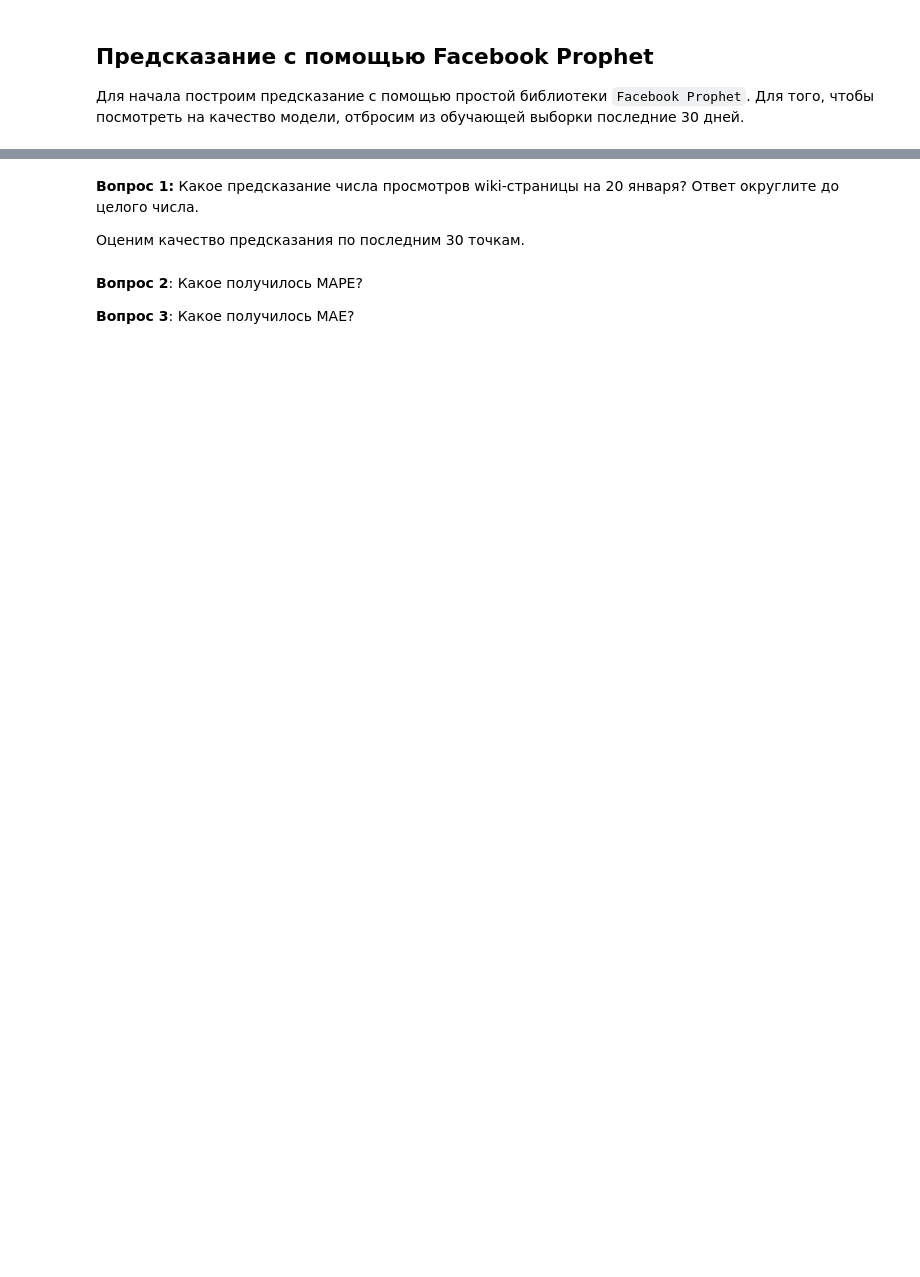
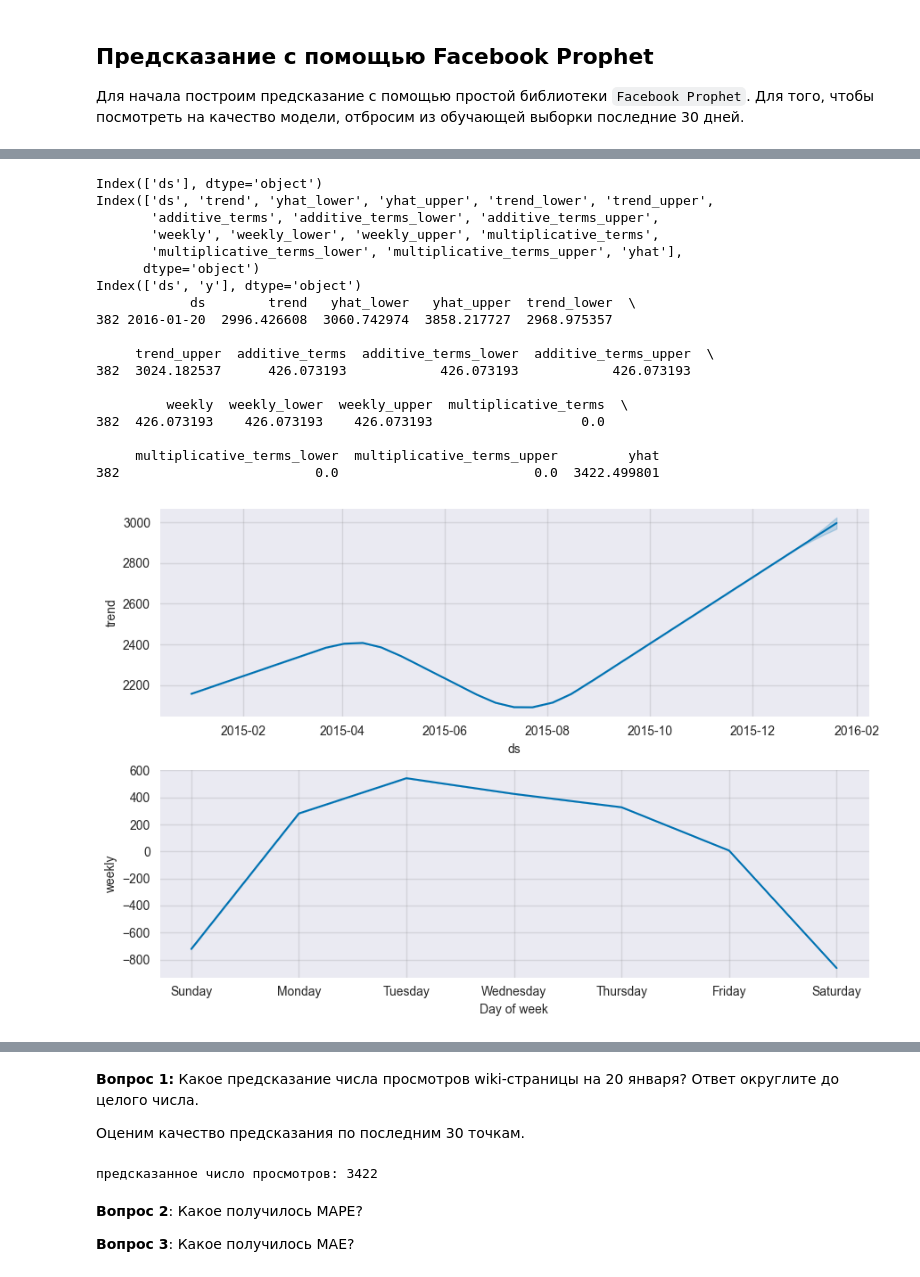
Before and after one commit to CuteLer/recommendation-systems, a Jupyter notebook: lab4/assignment09_time_series.ipynb, the cells around one changed output, grey strips where cells are left out. Cells and saved outputs as stored; diff of their text form; code cells hidden in the pictures; blank space fills up the shorter version.

```diff
--- a/lab4/assignment09_time_series.ipynb
+++ b/lab4/assignment09_time_series.ipynb
@@ -37,6 +41,6 @@ def plotly_df(df, title=""):
 
 Для начала скачаем данные в `dataframe`. Сегодня будем предсказывать просмотры wiki-страницы [Machine Learning](https://en.wikipedia.org/wiki/Machine_learning). Данные я скачала с помощью библиотеки [Wikipediatrend](https://www.r-bloggers.com/using-wikipediatrend/) для `R`.
 # %%
-df = pd.read_csv("../../data/wiki_machine_learning.csv", sep=" ")
+df = pd.read_csv("wiki_machine_learning.csv", sep=" ")
 df = df[df["count"] != 0]
 df.head()
@@ -62,0 +76,9 @@ train_df = df[:-predictions].copy()
+# %%
+## ВАШ КОД для построения модели ##
+m = Prophet()
+m.fit(train_df)
+future = m.make_future_dataframe(periods=predictions)
+forecast = m.predict(future)
+
+m.plot_components(forecast)
+# %% [output]
@@ -62,0 +89,19 @@ train_df = df[:-predictions].copy()
+Index(['ds'], dtype='object')
+Index(['ds', 'trend', 'yhat_lower', 'yhat_upper', 'trend_lower', 'trend_upper',
+       'additive_terms', 'additive_terms_lower', 'additive_terms_upper',
+       'weekly', 'weekly_lower', 'weekly_upper', 'multiplicative_terms',
+       'multiplicative_terms_lower', 'multiplicative_terms_upper', 'yhat'],
+      dtype='object')
+Index(['ds', 'y'], dtype='object')
+            ds        trend   yhat_lower   yhat_upper  trend_lower  \
+382 2016-01-20  2996.426608  3060.742974  3858.217727  2968.975357
+
+     trend_upper  additive_terms  additive_terms_lower  additive_terms_upper  \
+382  3024.182537      426.073193            426.073193            426.073193
+
+         weekly  weekly_lower  weekly_upper  multiplicative_terms  \
+382  426.073193    426.073193    426.073193                   0.0
+
+     multiplicative_terms_lower  multiplicative_terms_upper         yhat
+382                         0.0                         0.0  3422.499801
+[figure, added]
@@ -69,3 +113,9 @@ train_df = df[:-predictions].copy()
+# %%
+## ВАШ КОД для оценки качества полученной модели ##
+cmp_df = forecast.set_index('ds')[['yhat', 'yhat_lower', 'yhat_upper']].join(df.set_index('ds'))
+print('предсказанное число просмотров: ' + str(round(cmp_df.loc['2016-01-20']['yhat'])))
+# %% [output]
+предсказанное число просмотров: 3422
 # %% [markdown]
 **Вопрос 2**: Какое получилось MAPE?
 
```
Also changed, not shown: parts of 9 cells of this notebook, 1 other file.
